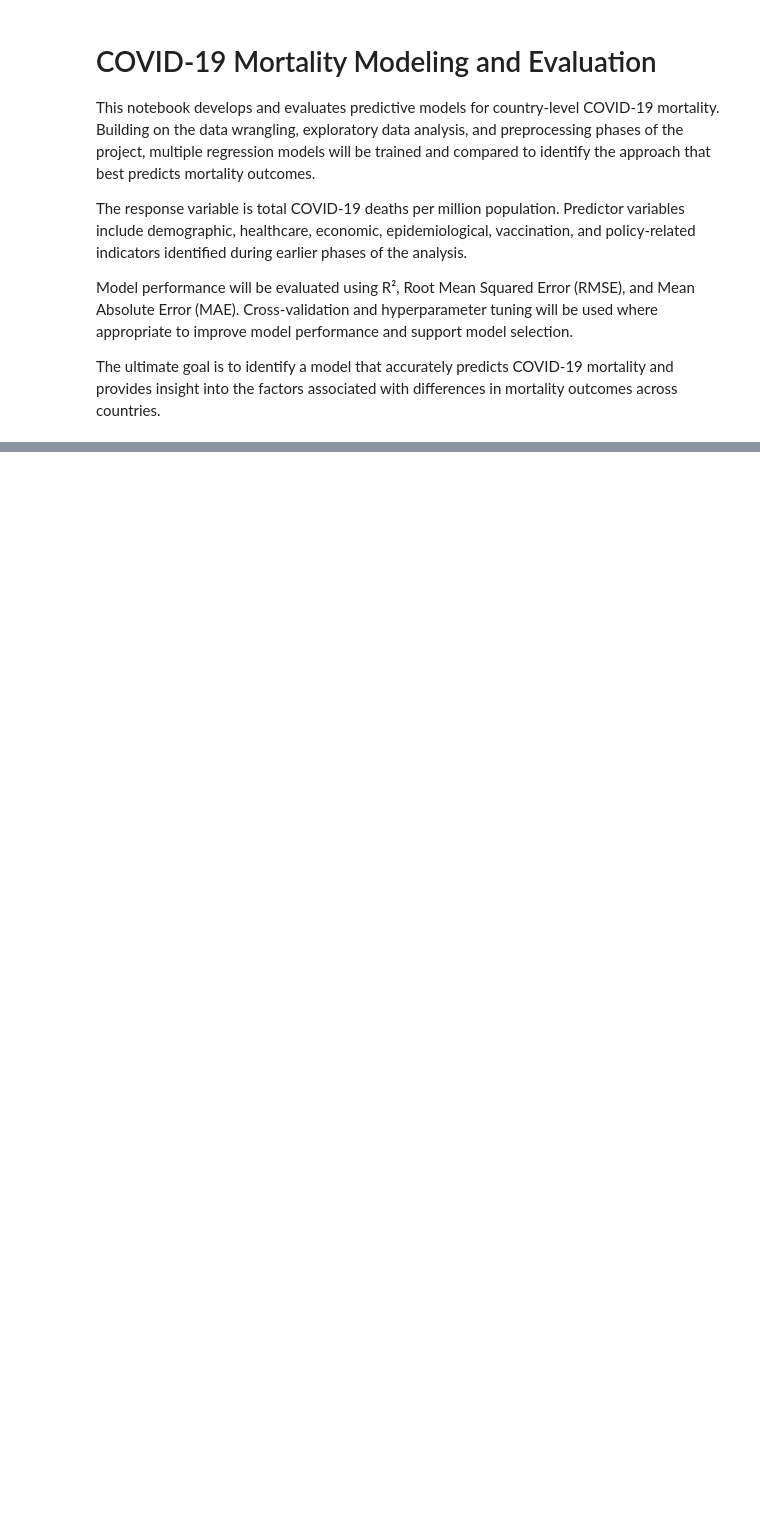
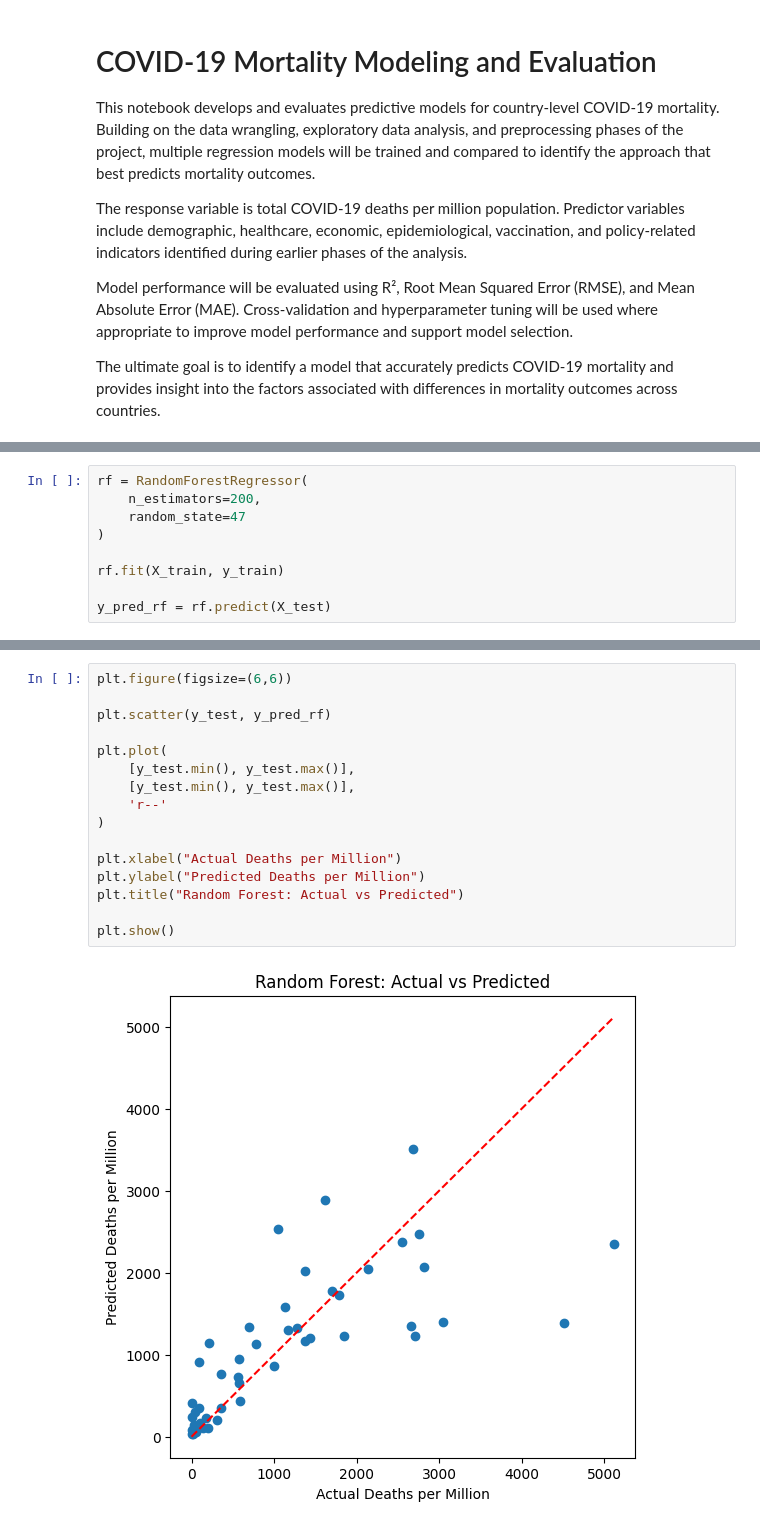
Before and after one commit to darylm910/CovidOWID_Cap2, a Jupyter notebook: notebooks/Covid_Modeling_and_Evaluation.ipynb, the cells around one changed output, grey strips where cells are left out. Saved outputs shown, nothing was run; the diff lists cells and outputs as text; blank space fills up the shorter version.

```diff
--- a/notebooks/Covid_Modeling_and_Evaluation.ipynb
+++ b/notebooks/Covid_Modeling_and_Evaluation.ipynb
@@ -35,0 +182,9 @@ for pkg in packages:
+# %%
+rf = RandomForestRegressor(
+    n_estimators=200,
+    random_state=47
+)
+
+rf.fit(X_train, y_train)
+
+y_pred_rf = rf.predict(X_test)
@@ -35,0 +203,18 @@ for pkg in packages:
+# %%
+plt.figure(figsize=(6,6))
+
+plt.scatter(y_test, y_pred_rf)
+
+plt.plot(
+    [y_test.min(), y_test.max()],
+    [y_test.min(), y_test.max()],
+    'r--'
+)
+
+plt.xlabel("Actual Deaths per Million")
+plt.ylabel("Predicted Deaths per Million")
+plt.title("Random Forest: Actual vs Predicted")
+
+plt.show()
+# %% [output]
+[figure, added]
```
Also changed, not shown: parts of 48 cells of this notebook, 4 other files.
